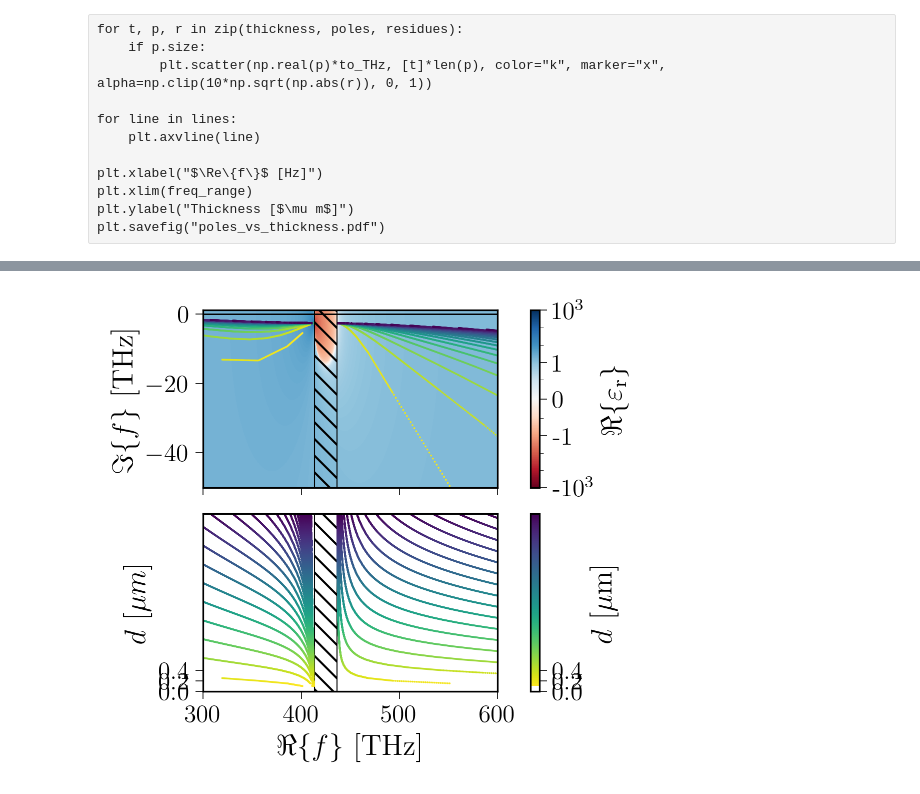
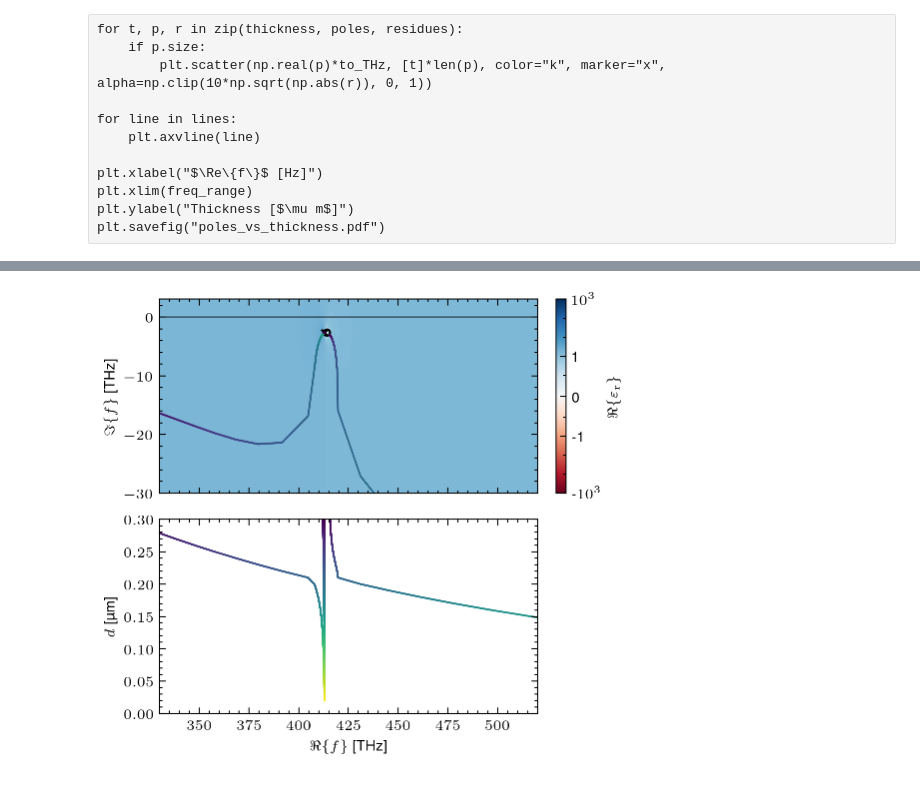
Before and after one commit to jan-david-fischbach/agsurmof, a Jupyter notebook: notebooks/plot_subdivide_results.ipynb, the cells around one changed output, grey strips where cells are left out. Cells and saved outputs as stored; diff of their text form; code cells hidden in the pictures.

```diff
--- a/notebooks/plot_subdivide_results.ipynb
+++ b/notebooks/plot_subdivide_results.ipynb
@@ -13,14 +20,22 @@ to_THz = 300/2/np.pi
 freq_range = (200, 800)
 mm = 0.1/2.54
 # %%
-osc=1
+osc=0.05
 damping=1
+
 # fnames = [
 #     "out/subdivide_smat_1pole.pkl",
 #     "out/small_d_smat_1pole.pkl"
 # ]
 # npoles = 1
 # name = "large_sweep_1pole"
+# fig_width = 90*mm
+
+# fnames = [
+#     "fine_1pole_1osc_1damping_d1_0.005_d2_0.005.pkl"
+# ]
+# npoles = 1
+# name = "bad_mirrors"
 # fig_width = 90*mm
 
 # fnames = [
@@ -32,9 +47,10 @@ damping=1
 # name = "large_sweep_3pole"
 # fig_width = 190*mm
 
-npoles = 0
+npoles = 1
 fnames = [
-    f"fine_{npoles}pole_{osc}osc_{damping}damping.pkl",
+    f"fine_{npoles}pole_{osc}osc_{damping}damping_d1_0.01_d2_0.03.pkl",
+    #f"out/fine_{npoles}pole_{osc}osc_{damping}damping.pkl",
 ]
 name = f"{npoles}pole_{osc}osc_{damping}damping"
 fig_width = 90*mm
@@ -338,12 +346,20 @@ plt.legend()
+# %%
+import matplotlib as mpl
+mpl.rcParams['hatch.linewidth'] = 0.2  # previous pdf hatch linewidth
 # %%
 fig, axs = plt.subplots(2, 1, sharex=True, figsize=(fig_width,80*mm), constrained_layout=True)
 plt.sca(axs[0])
 #w_r = np.linspace(380, 490, 1200)
-w_r = np.linspace(300, 600, 1200)
-w_i = np.linspace(-50, 1, 400)
+w_r = np.linspace(330, 520, 1200)
+w_i = np.linspace(-30, 3, 400)
 W_r, W_i = np.meshgrid(w_r, w_i)
 W = W_r +1j*W_i
 eps = eps_cav(W/to_THz, npoles, osc, damping)# eps_ag(W/to_THz) #
+
+import diffaaable
+ds = 20
+_, _, _, poles = diffaaable.aaa(W[::ds, ::ds], eps[::ds, ::ds])
+_, _, _, zeros = diffaaable.aaa(W[::ds, ::ds], 1/eps[::ds, ::ds])
 
 eps_r = eps_cav(w_r/to_THz, npoles, osc, damping)# eps_ag(w_r/to_THz) #
 lines = 0.5*(w_r[:-1]+w_r[1:])[np.diff(eps_r>0)!=0]
@@ -351,11 +367,15 @@ lines = 0.5*(w_r[:-1]+w_r[1:])[np.diff(eps_r>0)!=0]
 plt.pcolormesh(W_r, W_i, np.real(eps), norm=mpl.colors.SymLogNorm(linthresh=0.1,
                                             vmin=-1000.0, vmax=1000.0, base=10),
                     cmap="RdBu", rasterized=True)
+
 cb = plt.colorbar(label="$\Re\{\\varepsilon_\mathrm{r}\}$", ticks=[-1e3, -1, 0, 1, 1e3])
 cb.set_ticklabels(["-$10^3$", -1, 0, 1, "$10^3$"])
 
 plt.ylim(plt.ylim())
 plt.xlim(plt.xlim())
+
+plt.scatter(poles.real, poles.imag, marker="x", color="k")
+plt.scatter(zeros.real, zeros.imag, facecolors='none', edgecolors="k", linewidths=1)
 
 cmap = mpl.cm.viridis_r
 norm = mpl.colors.Normalize(vmin=min(thickness), vmax=max(thickness))
@@ -364,37 +384,37 @@ colors = cmap(norm(thickness))
 interp_thick = np.linspace(min(thickness), max(thickness), 2000)
 colors_interp = cmap(norm(interp_thick))
 for pole in poles_tracked_filtered.T:
     real = np.interp(interp_thick, thickness, pole.real)
     imag = np.interp(interp_thick, thickness, pole.imag)
     plt.scatter(real*to_THz, imag*to_THz, c=colors_interp, edgecolor='none', s=0.8, rasterized=True)
 
 plt.ylabel("$\Im\{f\}$ [THz]")
 
 plt.fill_between(w_r, 0, 1, hatch="\\\\\\", where=eps_r.real<0, color="none", edgecolor="k", transform=plt.gca().get_xaxis_transform(), lw=0.5)
-plt.axhline(0, color="k")
+plt.axhline(0, color="k", lw=0.4)
 
 plt.sca(axs[1])
 plt.fill_between(w_r, 0, 1, hatch="\\\\\\", where=eps_r.real<0, color="none", edgecolor="k", transform=plt.gca().get_xaxis_transform(), lw=0.5)
-cb = plt.colorbar(mpl.cm.ScalarMappable(cmap=cmap, norm=norm), ax=plt.gca(), label="$d$ [$\mathrm{\mu m}$]")
+#cb = plt.colorbar(mpl.cm.ScalarMappable(cmap=cmap, norm=norm), ax=plt.gca(), label="$d$ [$\mathrm{\mu m}$]")
 
 for pole in poles_tracked_filtered.T:
     real = np.interp(interp_thick, thickness, pole.real)
     plt.scatter(real*to_THz, interp_thick, c=colors_interp, edgecolor='none', s=0.8, rasterized=True)
     #plt.scatter(real*to_THz, 1/interp_thick, c=colors_interp, edgecolor='none', s=0.8, rasterized=True)
 
 # for line in lines:
 #     plt.axvline(line)
 
 plt.ylim((0, max(thickness)))
-plt.ylabel("$d$ [$\mu m$]")
+plt.ylabel(r"$d$ [\unit{\micro \meter}]")
 
 # plt.ylim((0, 8))
 # plt.ylabel("$1/d$ [$\mu m^{-1}$]")
 plt.xlim(min(w_r), max(w_r))
 plt.xlabel("$\Re\{f\}$ [THz]")
-plt.yticks([0, 0.2, 0.4])
-cb.set_ticks(plt.yticks()[0])
+#plt.yticks([0, 0.2, 0.4])
+#cb.set_ticks(plt.yticks()[0])
 
-plt.savefig(f"{name}_movement.pdf", dpi=600)
+plt.savefig(f"out/{name}_movement.pdf", dpi=600)
 # %% [output]
-[figure, old version]
+[figure, new version]
```
Also changed, not shown: parts of 13 cells of this notebook, 8 other files.
